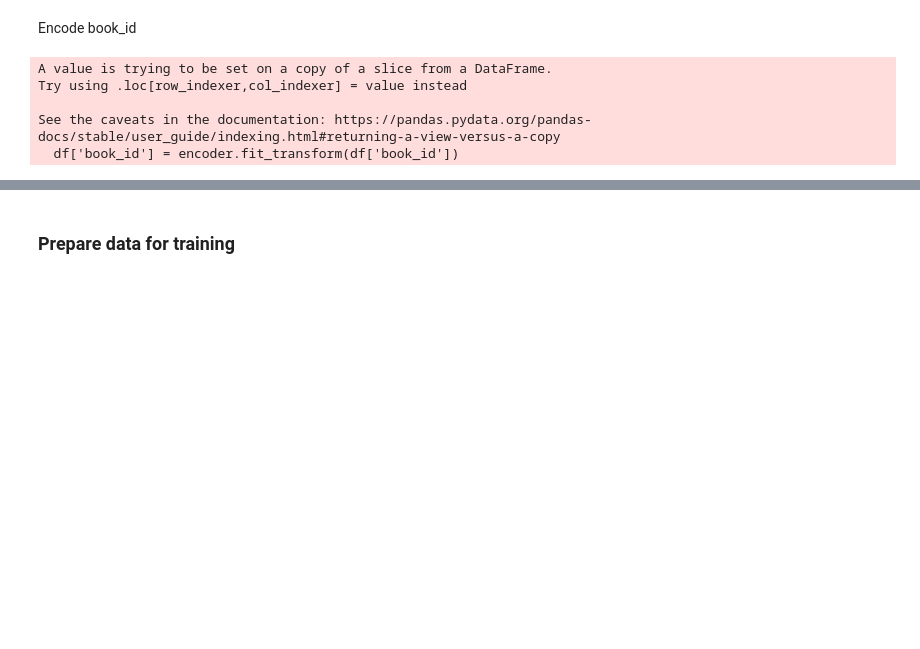
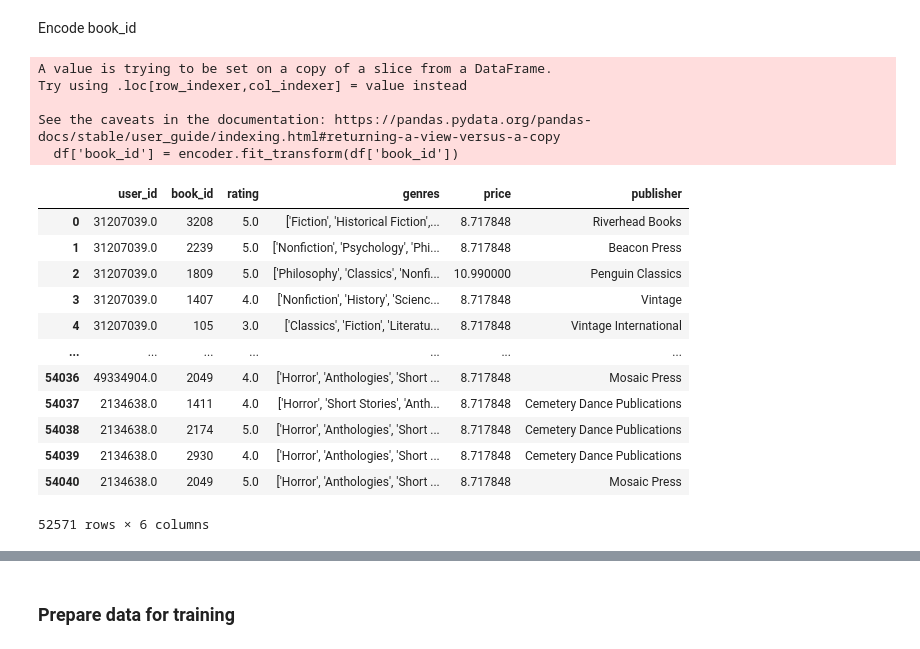
Before and after one commit to thehitchhikersguideto/bookworms, a Jupyter notebook: notebooks/exploring-hybrid-recommeder.ipynb, the cells around one changed output, grey strips where cells are left out. Drawn from its saved outputs; the diff is of its cells as text; code cells hidden in the pictures; blank space fills up the shorter version.

```diff
--- a/notebooks/exploring-hybrid-recommeder.ipynb
+++ b/notebooks/exploring-hybrid-recommeder.ipynb
@@ -121,7 +136,7 @@ top_5000_users
 # %%
 reviews_top_5000_users = pd.merge(df, top_5000_users, on='user_id', how='inner')
 df = reviews_top_5000_users
-df = df[['user_id', 'book_id', 'rating', 'genres']]
+df = df[['user_id', 'book_id', 'rating', 'genres', 'price', 'publisher']]
 # %% [markdown]
 Encode book_id
 # %%
@@ -136,3 +151,20 @@ Try using .loc[row_indexer,col_indexer] = value instead
 
 See the caveats in the documentation: https://pandas.pydata.org/pandas-docs/stable/user_guide/indexing.html#returning-a-view-versus-a-copy
   df['book_id'] = encoder.fit_transform(df['book_id'])
+# %%
+df = df.dropna(subset=['rating'])
+df
+# %% [output]
+|  | user_id | book_id | rating | genres | price | publisher |
+| 0 | 31207039.0 | 3208 | 5.0 | ['Fiction', 'Historical Fiction',... | 8.717848 | Riverhead Books |
+| 1 | 31207039.0 | 2239 | 5.0 | ['Nonfiction', 'Psychology', 'Phi... | 8.717848 | Beacon Press |
+| 2 | 31207039.0 | 1809 | 5.0 | ['Philosophy', 'Classics', 'Nonfi... | 10.990000 | Penguin Classics |
+| 3 | 31207039.0 | 1407 | 4.0 | ['Nonfiction', 'History', 'Scienc... | 8.717848 | Vintage |
+| 4 | 31207039.0 | 105 | 3.0 | ['Classics', 'Fiction', 'Literatu... | 8.717848 | Vintage International |
+| ... | ... | ... | ... | ... | ... | ... |
+| 54036 | 49334904.0 | 2049 | 4.0 | ['Horror', 'Anthologies', 'Short ... | 8.717848 | Mosaic Press |
+| 54037 | 2134638.0 | 1411 | 4.0 | ['Horror', 'Short Stories', 'Anth... | 8.717848 | Cemetery Dance Publications |
+| 54038 | 2134638.0 | 2174 | 5.0 | ['Horror', 'Anthologies', 'Short ... | 8.717848 | Cemetery Dance Publications |
+| 54039 | 2134638.0 | 2930 | 4.0 | ['Horror', 'Anthologies', 'Short ... | 8.717848 | Cemetery Dance Publications |
+| 54040 | 2134638.0 | 2049 | 5.0 | ['Horror', 'Anthologies', 'Short ... | 8.717848 | Mosaic Press |
+52571 rows × 6 columns
```
Also changed, not shown: parts of 9 cells of this notebook.
